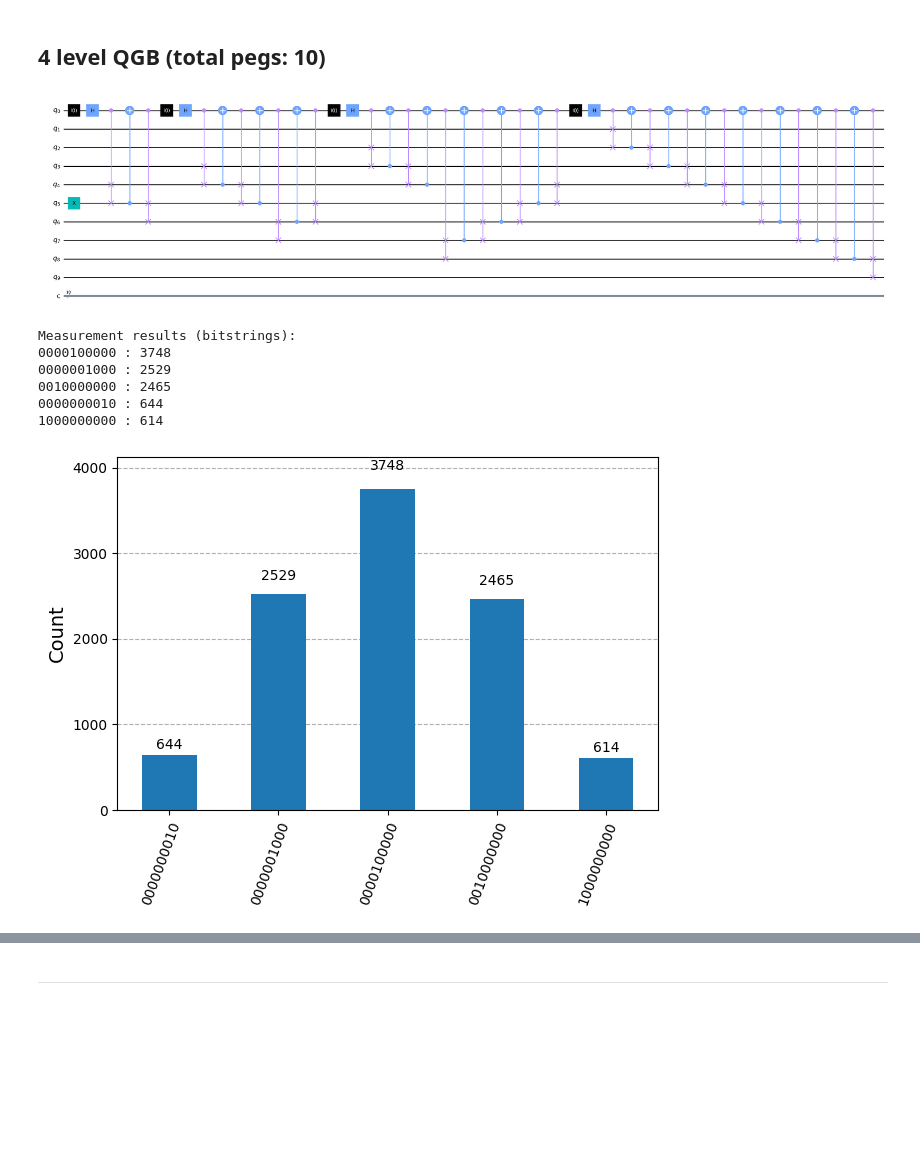
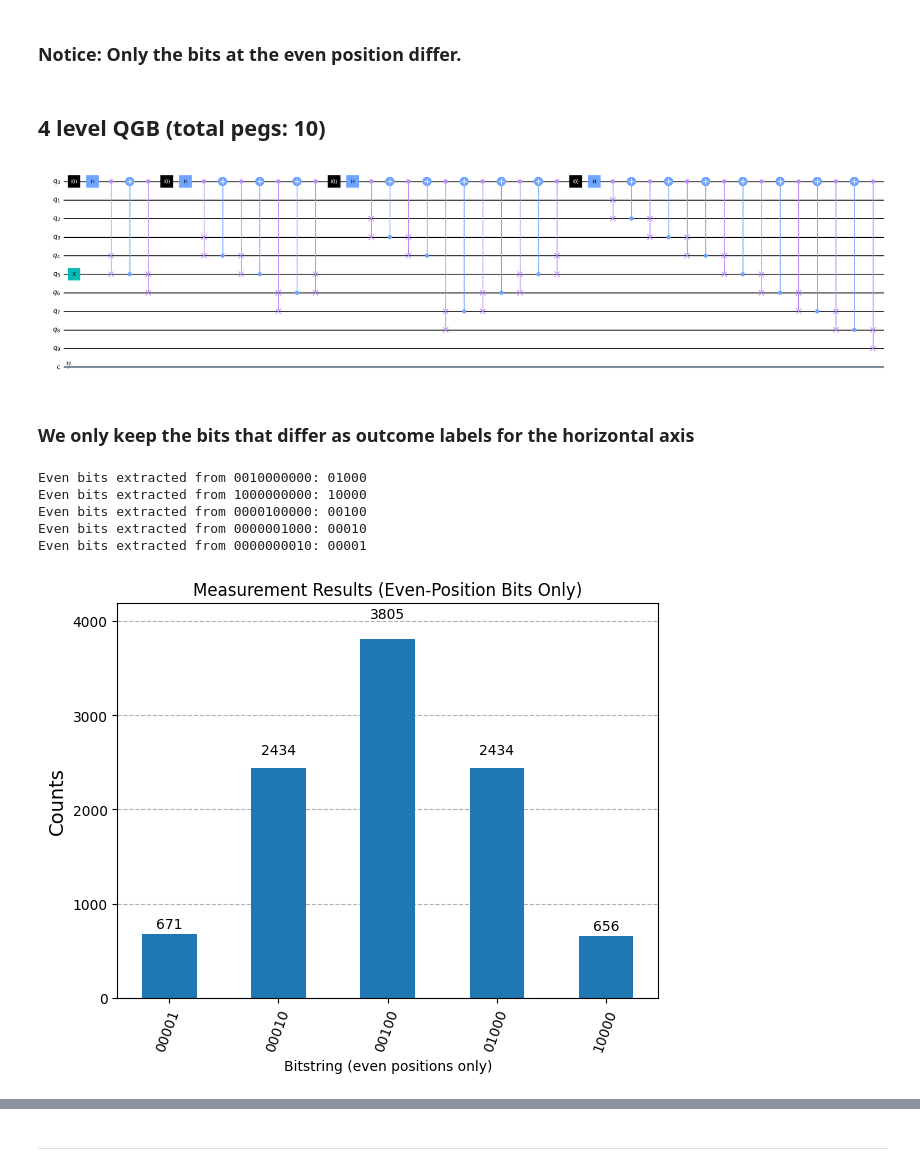
Before and after one commit to virajd98/Q-Plinkers, a Jupyter notebook: WorkingFile.ipynb, the cells around one changed output, grey strips where cells are left out. Saved outputs shown, nothing was run; the diff lists cells and outputs as text; code cells hidden in the pictures; blank space fills up the shorter version.

```diff
--- a/WorkingFile.ipynb
+++ b/WorkingFile.ipynb
@@ -155,3 +148,5 @@ Measurement results (bitstrings):
+# %% [markdown]
+### Notice: Only the bits at the even position differ.
 # %% [markdown]
 ## 4 level QGB (total pegs: 10)
 # %%
@@ -216,19 +211,32 @@ backend = Aer.get_backend('qasm_simulator')
 compiled = transpile(qc, backend)
 job = backend.run(compiled, shots=1e4)
 counts = job.result().get_counts()
-
-print("Measurement results (bitstrings):")
-for bitstring, count in sorted(counts.items(), key=lambda x: x[1], reverse=True):
-    print(f"{bitstring} : {count}")
-
-plot_histogram(counts)
-plt.show()
 # %% [output]
 [figure]
-Measurement results (bitstrings):
-0000100000 : 3748
-0000001000 : 2529
-0010000000 : 2465
-0000000010 : 644
-1000000000 : 614
-[figure, removed]
+# %% [markdown]
+### We only keep the bits that differ as outcome labels for the horizontal axis
+# %%
+# Function to extract bits at even positions (index 0, 2, 4, ...)
+def extract_even_bits(bitstring):
+    return ''.join(bitstring[::-1][1::2])[::-1]  # reverse to match Qiskit order, slice, then reverse back
+
+# Create new dictionary with even-position-only bitstrings
+even_counts = {}
+for bitstring, count in counts.items():
+    even_bits = extract_even_bits(bitstring)
+    print(f"Even bits extracted from {bitstring}: {even_bits}")
+    even_counts[even_bits] = even_counts.get(even_bits, 0) + count
+
+# Plot histogram with simplified labels
+plot_histogram(even_counts)
+plt.title("Measurement Results (Even-Position Bits Only)")
+plt.xlabel("Bitstring (even positions only)")
+plt.ylabel("Counts")
+plt.show()
+# %% [output]
+Even bits extracted from 0010000000: 01000
+Even bits extracted from 1000000000: 10000
+Even bits extracted from 0000100000: 00100
+Even bits extracted from 0000001000: 00010
+Even bits extracted from 0000000010: 00001
+[figure, added]
```
Also changed, not shown: parts of 27 cells of this notebook.
